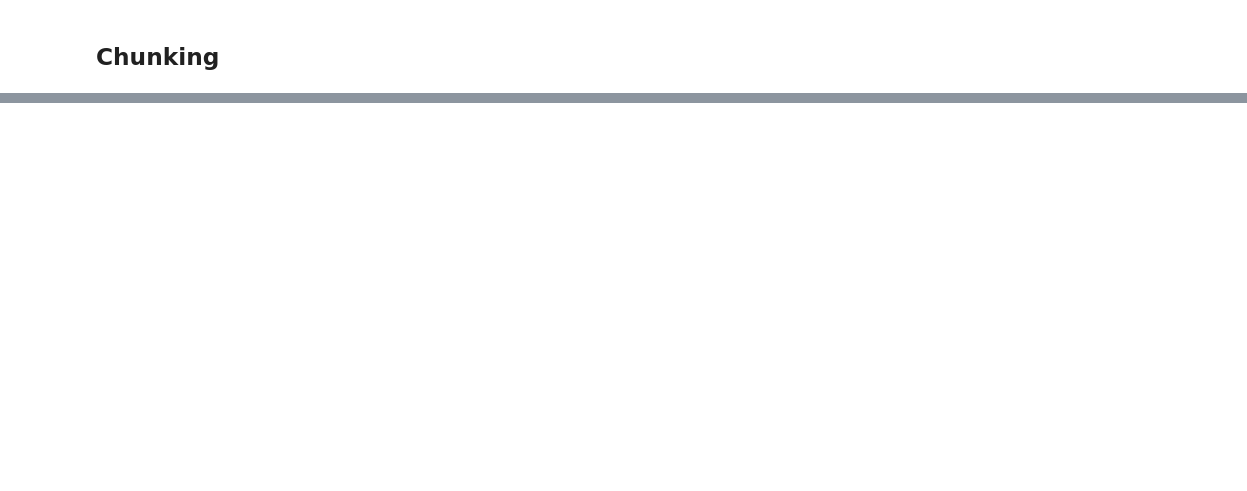
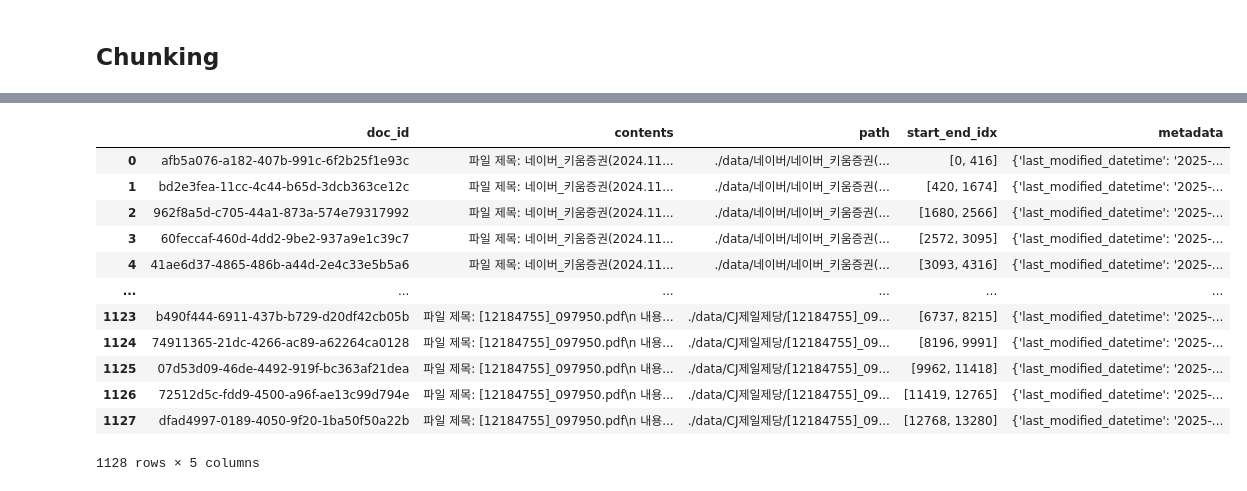
Before and after one commit to syshin0116/Study, a Jupyter notebook: MLDL/naver_boost_camp/autorag.ipynb, the cells around one changed output, grey strips where cells are left out. Drawn from its saved outputs; the diff is of its cells as text; code cells hidden in the pictures; blank space fills up the shorter version.

```diff
--- a/MLDL/naver_boost_camp/autorag.ipynb
+++ b/MLDL/naver_boost_camp/autorag.ipynb
@@ -9,3 +14,10 @@ True
+# %%
+import pandas as pd
+# pandas display setting
+pd.set_option("display.max_columns", None)
+pd.set_option("display.max_rows", None)
+pd.set_option("display.width", 1000)
+pd.set_option("display.max_colwidth", None)
 # %% [markdown]
 ## Data Creation
 # %%
@@ -69,0 +75,5 @@ chunker.start_chunking("./chunk.yaml")
+# %%
+file0_path = "./chunk_project_dir/0.parquet"
+file1_path = "./chunk_project_dir/1.parquet"
+file2_path = "./chunk_project_dir/2.parquet"
+file3_path = "./chunk_project_dir/3.parquet"
@@ -69,0 +100,17 @@ chunker.start_chunking("./chunk.yaml")
+# %%
+df_2 = pd.read_parquet(file2_path)
+df_2
+# %% [output]
+|  | doc_id | contents | path | start_end_idx | metadata |
+| 0 | afb5a076-a182-407b-991c-6f2b25f1e93c | 파일 제목: 네이버_키움증권(2024.11... | ./data/네이버/네이버_키움증권(... | [0, 416] | {'last_modified_datetime': '2025-... |
+| 1 | bd2e3fea-11cc-4c44-b65d-3dcb363ce12c | 파일 제목: 네이버_키움증권(2024.11... | ./data/네이버/네이버_키움증권(... | [420, 1674] | {'last_modified_datetime': '2025-... |
+| 2 | 962f8a5d-c705-44a1-873a-574e79317992 | 파일 제목: 네이버_키움증권(2024.11... | ./data/네이버/네이버_키움증권(... | [1680, 2566] | {'last_modified_datetime': '2025-... |
+| 3 | 60feccaf-460d-4dd2-9be2-937a9e1c39c7 | 파일 제목: 네이버_키움증권(2024.11... | ./data/네이버/네이버_키움증권(... | [2572, 3095] | {'last_modified_datetime': '2025-... |
+| 4 | 41ae6d37-4865-486b-a44d-2e4c33e5b5a6 | 파일 제목: 네이버_키움증권(2024.11... | ./data/네이버/네이버_키움증권(... | [3093, 4316] | {'last_modified_datetime': '2025-... |
+| ... | ... | ... | ... | ... | ... |
+| 1123 | b490f444-6911-437b-b729-d20df42cb05b | 파일 제목: [12184755]_097950.pdf\n 내용... | ./data/CJ제일제당/[12184755]_09... | [6737, 8215] | {'last_modified_datetime': '2025-... |
+| 1124 | 74911365-21dc-4266-ac89-a62264ca0128 | 파일 제목: [12184755]_097950.pdf\n 내용... | ./data/CJ제일제당/[12184755]_09... | [8196, 9991] | {'last_modified_datetime': '2025-... |
+| 1125 | 07d53d09-46de-4492-919f-bc363af21dea | 파일 제목: [12184755]_097950.pdf\n 내용... | ./data/CJ제일제당/[12184755]_09... | [9962, 11418] | {'last_modified_datetime': '2025-... |
+| 1126 | 72512d5c-fdd9-4500-a96f-ae13c99d794e | 파일 제목: [12184755]_097950.pdf\n 내용... | ./data/CJ제일제당/[12184755]_09... | [11419, 12765] | {'last_modified_datetime': '2025-... |
+| 1127 | dfad4997-0189-4050-9f20-1ba50f50a22b | 파일 제목: [12184755]_097950.pdf\n 내용... | ./data/CJ제일제당/[12184755]_09... | [12768, 13280] | {'last_modified_datetime': '2025-... |
+1128 rows × 5 columns
```
Also changed, not shown: parts of 27 cells of this notebook, 19 other files.
